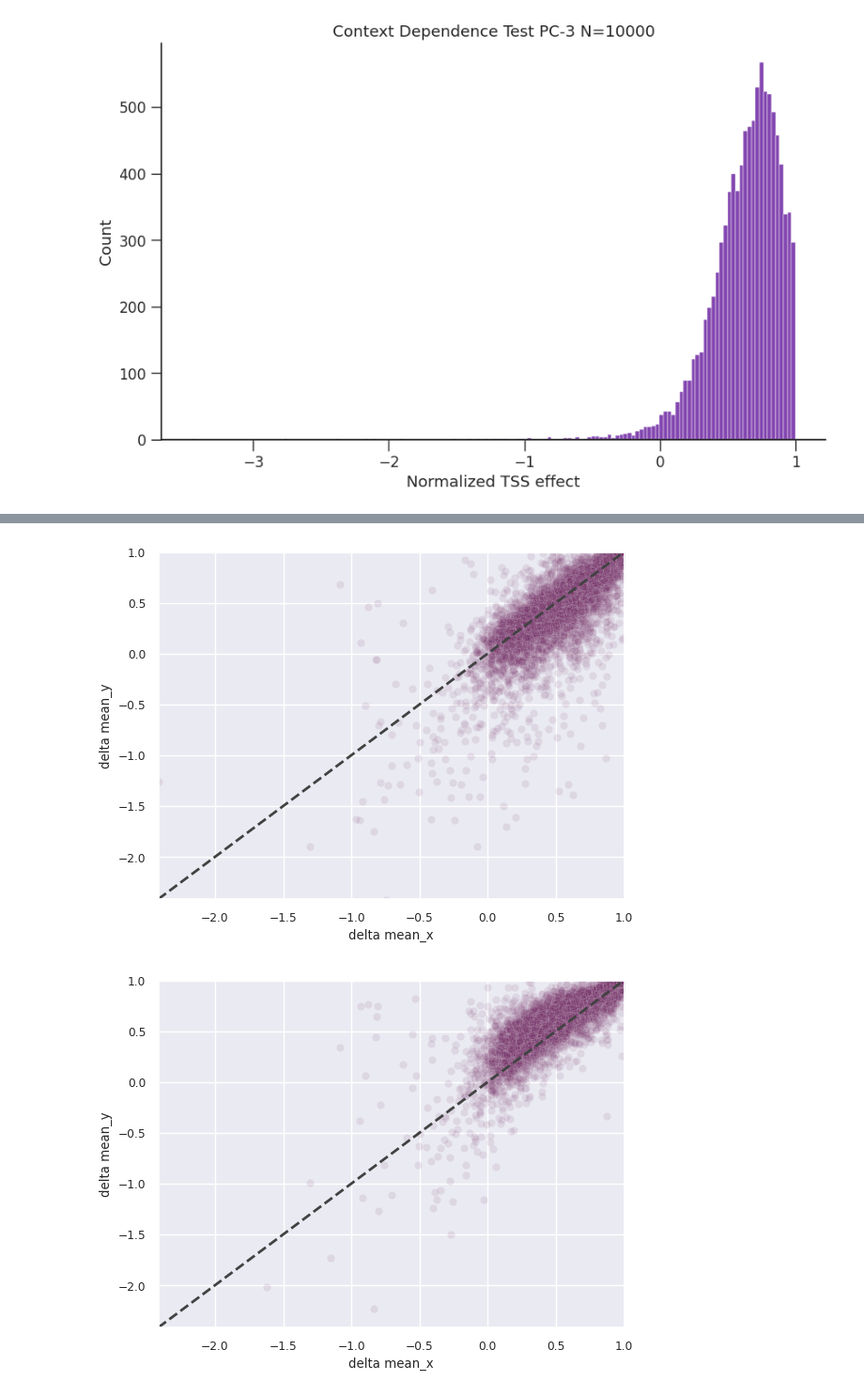
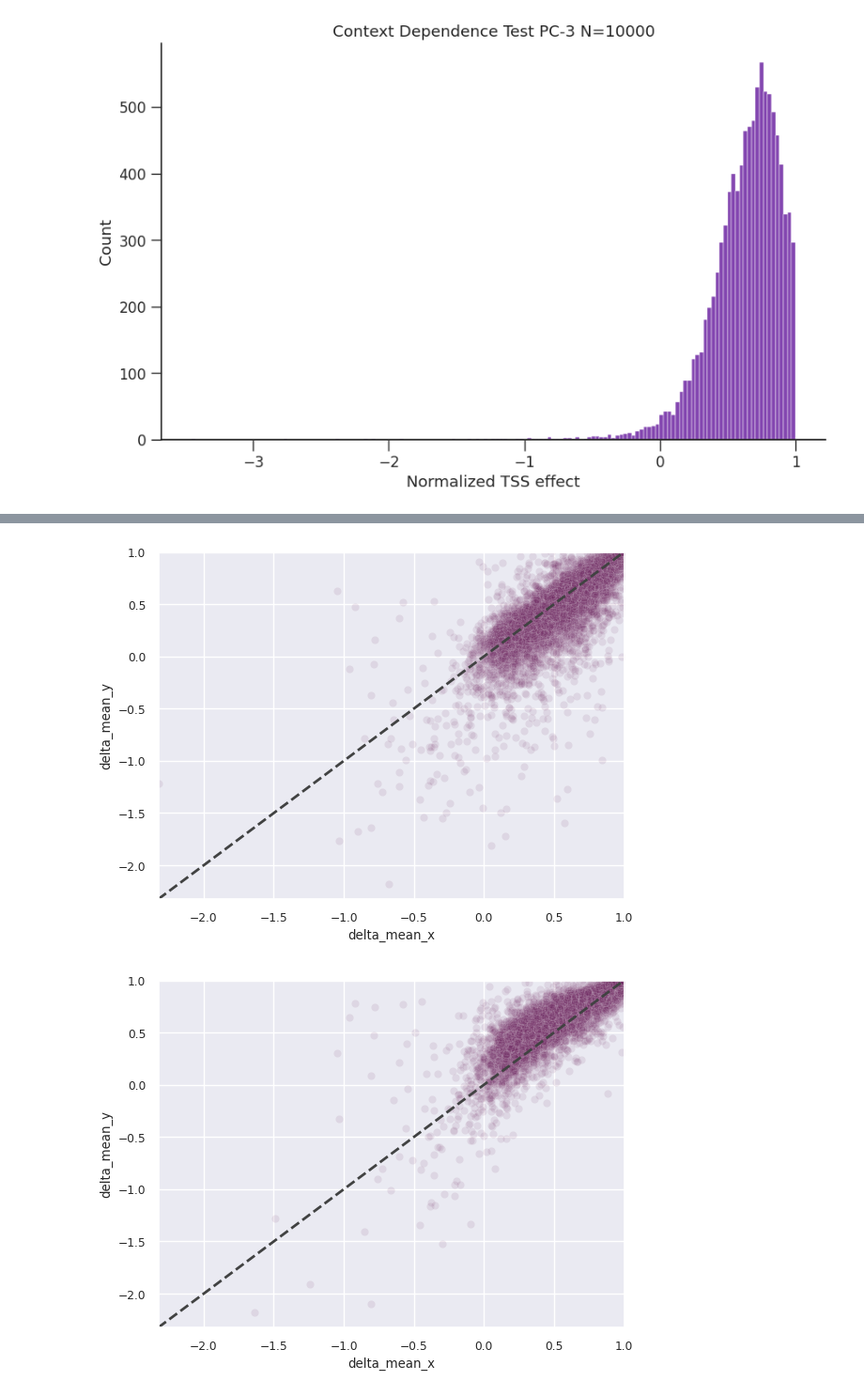
Before and after one commit to p-koo/creme-nn, a Jupyter notebook: figures/context_dependence_test_enformer.ipynb, the cells around one changed output, grey strips where cells are left out. Shown at 94% size. Drawn from its saved outputs; the diff is of its cells as text; code cells hidden in the pictures.

Commit message:
add summary csv to context effect script

```diff
--- a/figures/context_dependence_test_enformer.ipynb
+++ b/figures/context_dependence_test_enformer.ipynb
@@ -38,2 +30,2 @@ To enable them in other operations, rebuild TensorFlow with the appropriate comp
 # %%
-pd.read_csv('../results/gencode_tss_predictions/enformer/4824_PC-3_selected_tss.csv').shape
+summary_combined = pd.read_csv('../results/summary_csvs/enformer/context_dependence_test.csv')
@@ -286,11 +31,0 @@ np.std(mutants)
-# %%
-wt = bad_row['wt']
-for i in range(0, 100, 10):
-    m = mutants[i:i+10]
-    ax=sns.histplot(m)
-    y1, y2 = ax.get_ylim()
-    plt.vlines(wt, y1, y2, color='r')
-    plt.xlim(min(mutants), max(mutants))
-    # plt.title(((m - wt) / wt).mean())
-    print(np.std(m))
-    # plt.show()
@@ -358,10 +39,10 @@ plt.rcParams['ytick.major.size'] = 9
 plt.rcParams['ytick.major.width'] = 1
 plt.rcParams['xtick.bottom'] = True
 plt.rcParams['ytick.left'] = True
-for k, df in res.groupby('cell line'):
+for k, df in summary_combined.groupby('cell_line'):
 
     fig = plt.figure(figsize=[10, 6])
-    ax = sns.histplot(x=df['delta mean'], color='#5A0896')
+    ax = sns.histplot(x=df['delta_mean'], color='#5A0896')
     ax.spines['top'].set_visible(False)
     ax.spines['right'].set_visible(False)
     plt.xlabel('Normalized TSS effect') # (WT - M) / WT
@@ -372,9 +53,7 @@ for k, df in res.groupby('cell line'):
 [figure]
 [figure]
 # %%
-max_sample_size = 200
-for k, df in res.groupby('cell line'):
-
+for k in cell_line_names:
 
     fig = plt.figure(figsize=[4.5, 3])
     sns.set(font_scale = 1.)
@@ -386,20 +65,18 @@ for k, df in res.groupby('cell line'):
     plt.rcParams['ytick.major.width'] = 1
     plt.rcParams['xtick.bottom'] = True
     plt.rcParams['ytick.left'] = True
-    context_df = df[(df['context']!='other') & (df['context']!='other1')]
-    context_df_subsample = []
+
     for context_type, one_context_df in context_df.groupby('context'):
-        print(one_context_df.shape)
+        # print(one_context_df.shape)
         if one_context_df.shape[0] > max_sample_size:
 
             context_df_subsample.append(one_context_df.sample(max_sample_size, random_state=42))
         else:
             context_df_subsample.append(one_context_df)
-    context_df = pd.concat(context_df_subsample)
+    context_df = pd.read_csv(f'../results/summary_csvs/enformer/{k}_selected_contexts.csv').sort_values('context')
 
-    context_df = context_df.sort_values('context')
     ax = sns.histplot(data=context_df,
-                      x='delta mean', hue='context',
+                      x='delta_mean', hue='context',
                       hue_order=['enhancing', 'neutral', 'silencing'],
                       palette=['g', 'b', 'r'])
 
@@ -420,9 +97,6 @@ for k, df in res.groupby('cell line'):
     plt.xlabel('')
 
     plt.title(k)
-    # plt.ylim(0,100)
-    # plt.xlim([-2,1.1])
-    # plt.yticks([0,50,100])
+
     fig.savefig(f'{pdf_dir}/{model_name}_{k}_TSS_context_effect_inset.pdf', format='pdf', dpi=300, bbox_inches='tight')
-    context_df.to_csv(f'../results/context_dependence_test/{model_name}/{k}_context.csv')
 # %% [output]
@@ -531,15 +171,15 @@ for k, df in res.groupby('cell line'):
 # %%
-for df1, df2 in list(itertools.combinations([df for _, df  in res.groupby('cell line')], 2)):
-    diff_comp = df1.merge(df2, on='path')
-    sns.scatterplot(data=diff_comp, x='delta mean_x', y='delta mean_y', edgecolors=None, color='#702963', alpha=0.1)
-    min_point = np.array(diff_comp['delta mean_x'], diff_comp['delta mean_y']).min()
+for df1, df2 in list(itertools.combinations([df for _, df  in summary_combined.groupby('cell_line')], 2)):
+    diff_comp = df1.merge(df2, on='seq_id')
+    sns.scatterplot(data=diff_comp, x='delta_mean_x', y='delta_mean_y', edgecolors=None, color='#702963', alpha=0.1)
+    min_point = np.array(diff_comp['delta_mean_x'], diff_comp['delta_mean_y']).min()
     # add y=x line
     plt.plot([min_point,1],[min_point,1], lw=2, color='#414242', linestyle='dashed')
     # plt.xlabel(f'{c1} normalized TSS effect')
     # plt.ylabel(f'{c2} normalized TSS effect')
     plt.xlim(min_point,1)
     plt.ylim(min_point,1)
     plt.show()
 # %% [output]
-[figure, old version]
+[figure, new version]
-[figure, old version]
+[figure, new version]
```
Also changed, not shown: parts of 38 cells of this notebook, 3 other files.
